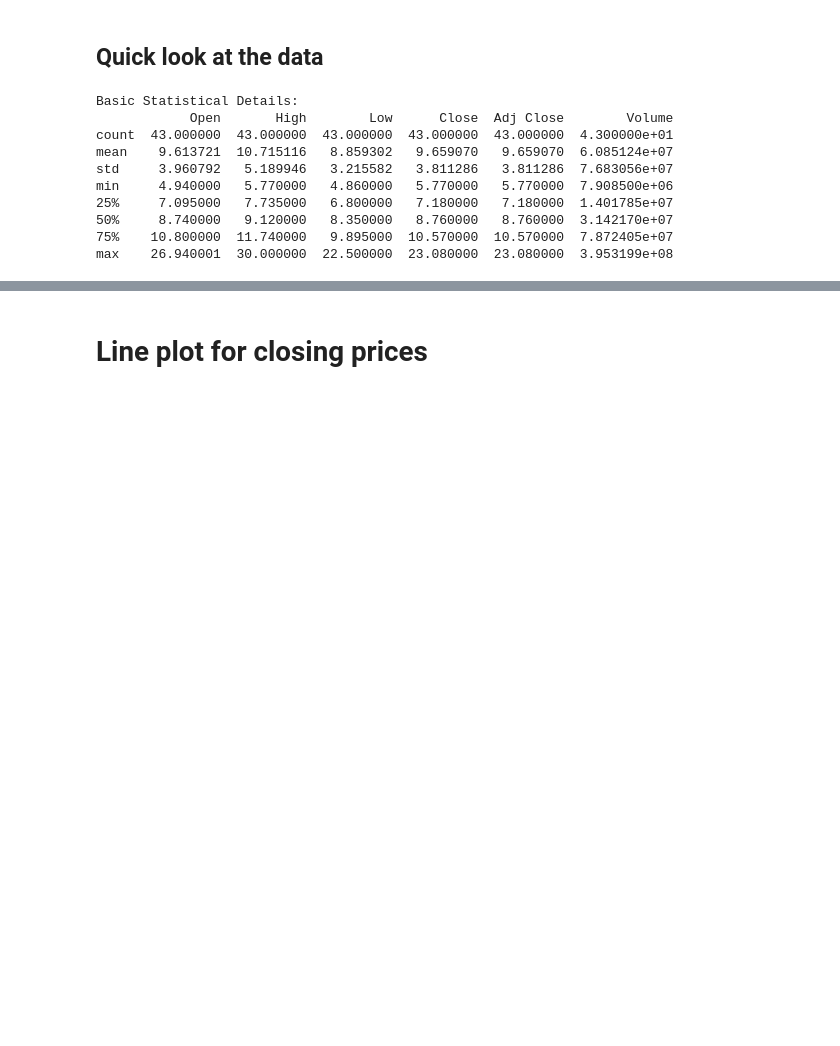
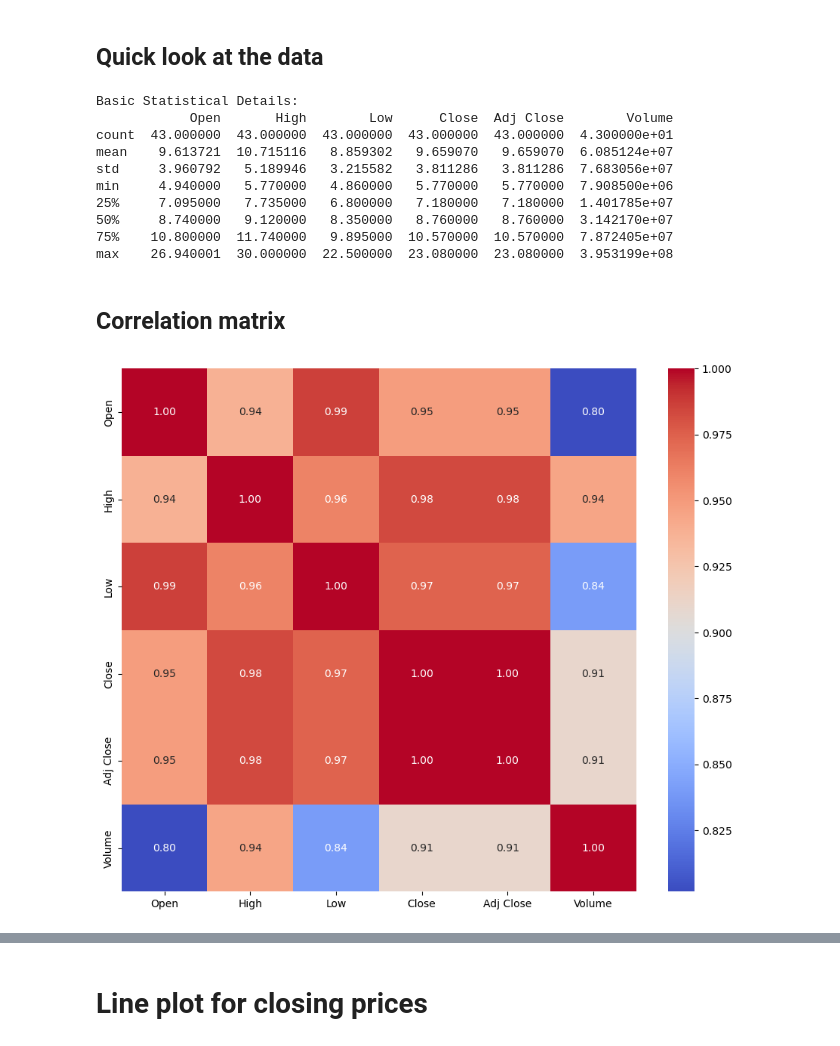
Before and after one commit to anly501/dsan-5000-project-dheerajoruganty, a Jupyter notebook: dsan-website/5000-website/eda/eda.ipynb, the cells around one changed output, grey strips where cells are left out. Cells and saved outputs as stored; diff of their text form; code cells hidden in the pictures; blank space fills up the shorter version.

```diff
--- a/dsan-website/5000-website/eda/eda.ipynb
+++ b/dsan-website/5000-website/eda/eda.ipynb
@@ -25,3 +47,22 @@ min     4.940000   5.770000   4.860000   5.770000   5.770000  7.908500e+06
 50%     8.740000   9.120000   8.350000   8.760000   8.760000  3.142170e+07
 75%    10.800000  11.740000   9.895000  10.570000  10.570000  7.872405e+07
 max    26.940001  30.000000  22.500000  23.080000  23.080000  3.953199e+08
+# %% [markdown]
+## Correlation matrix
+# %%
+# Compute the correlation matrix
+corr_matrix = df.corr()
+# %%
+import seaborn as sns
+import matplotlib.pyplot as plt
+
+# Set up the matplotlib figure
+f, ax = plt.subplots(figsize=(11, 9))
+
+# Generate a heatmap
+sns.heatmap(corr_matrix, annot=True, fmt=".2f", cmap='coolwarm', ax=ax)
+
+# Show the plot
+plt.show()
+# %% [output]
+[figure, added]
```
Also changed, not shown: parts of 4 cells of this notebook, 10 other files.
